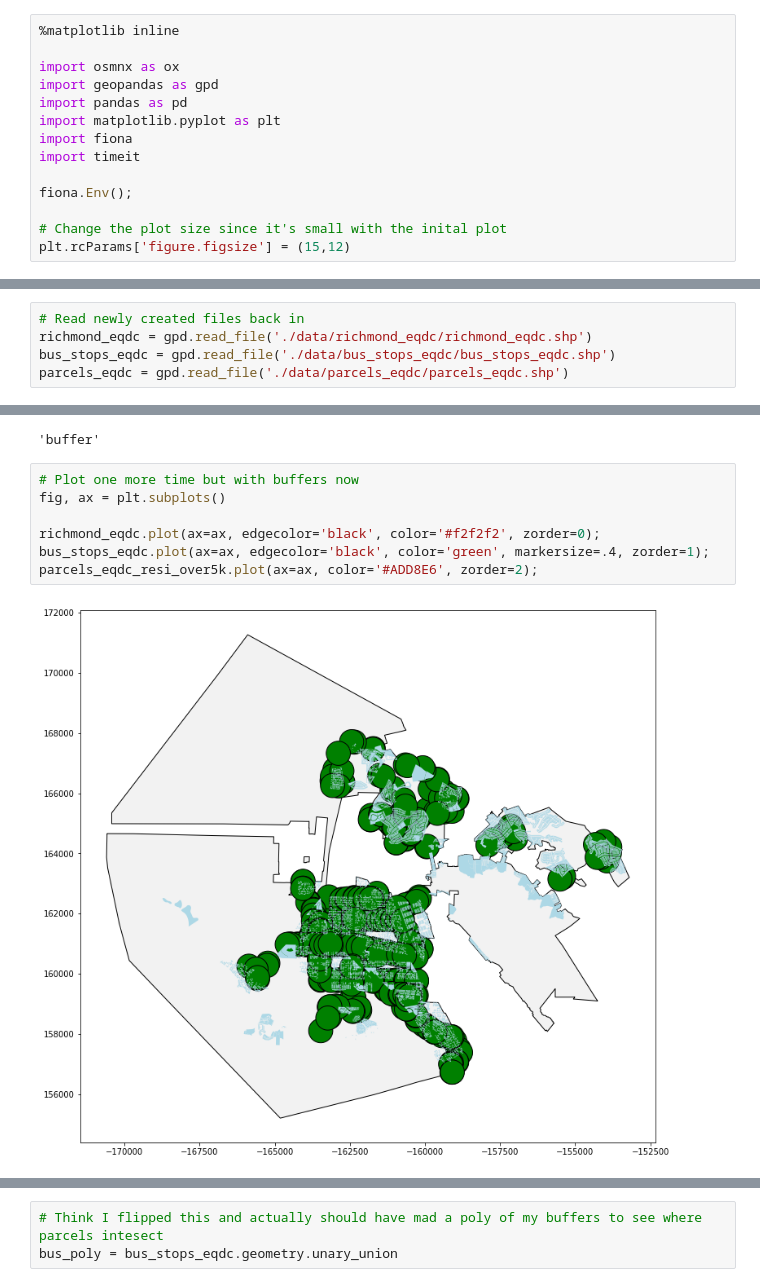
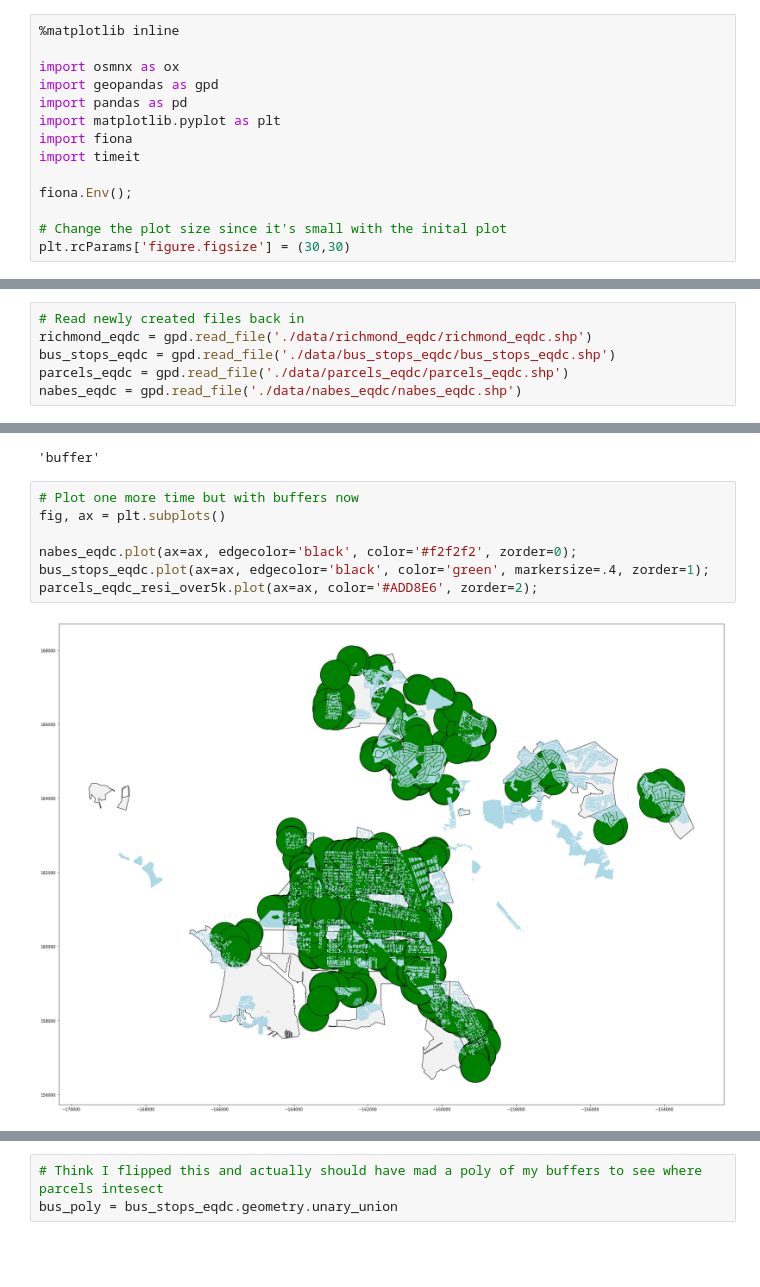
Before and after one commit to bazini627/map674-module-07, a Jupyter notebook: richmond_parcels_bus_stops.ipynb, the cells around one changed output, grey strips where cells are left out. Drawn from its saved outputs; the diff is of its cells as text; blank space fills up the shorter version.

```diff
--- a/richmond_parcels_bus_stops.ipynb
+++ b/richmond_parcels_bus_stops.ipynb
@@ -11,7 +11,7 @@ import timeit
 fiona.Env();
 
 # Change the plot size since it's small with the inital plot
-plt.rcParams['figure.figsize'] = (15,12)
+plt.rcParams['figure.figsize'] = (30,30)
 # %%
 # Going to try using OSMnx to get city boundaries but have file in data dir if needed
 richmond = ox.gdf_from_place('Richmond, California')
@@ -55,6 +59,7 @@ parcels_equi.to_file('./data/parcels_eqdc/')
 richmond_eqdc = gpd.read_file('./data/richmond_eqdc/richmond_eqdc.shp')
 bus_stops_eqdc = gpd.read_file('./data/bus_stops_eqdc/bus_stops_eqdc.shp')
 parcels_eqdc = gpd.read_file('./data/parcels_eqdc/parcels_eqdc.shp')
+nabes_eqdc = gpd.read_file('./data/nabes_eqdc/nabes_eqdc.shp')
 # %%
 # See how an initial plot works out
 # Time it for giggles since there are a crap-ton of parcels
@@ -195,12 +200,12 @@ bus_stops_eqdc.geometry.name
 # %%
 # Plot one more time but with buffers now
 fig, ax = plt.subplots()
 
-richmond_eqdc.plot(ax=ax, edgecolor='black', color='#f2f2f2', zorder=0);
+nabes_eqdc.plot(ax=ax, edgecolor='black', color='#f2f2f2', zorder=0);
 bus_stops_eqdc.plot(ax=ax, edgecolor='black', color='green', markersize=.4, zorder=1);
 parcels_eqdc_resi_over5k.plot(ax=ax, color='#ADD8E6', zorder=2);
 # %% [output]
-[figure, old version]
+[figure, new version]
 # %%
 # Create a single polygon of our parcels which we can use to clip
 %time
```
Also changed, not shown: parts of 17 cells of this notebook, 12 other files.
